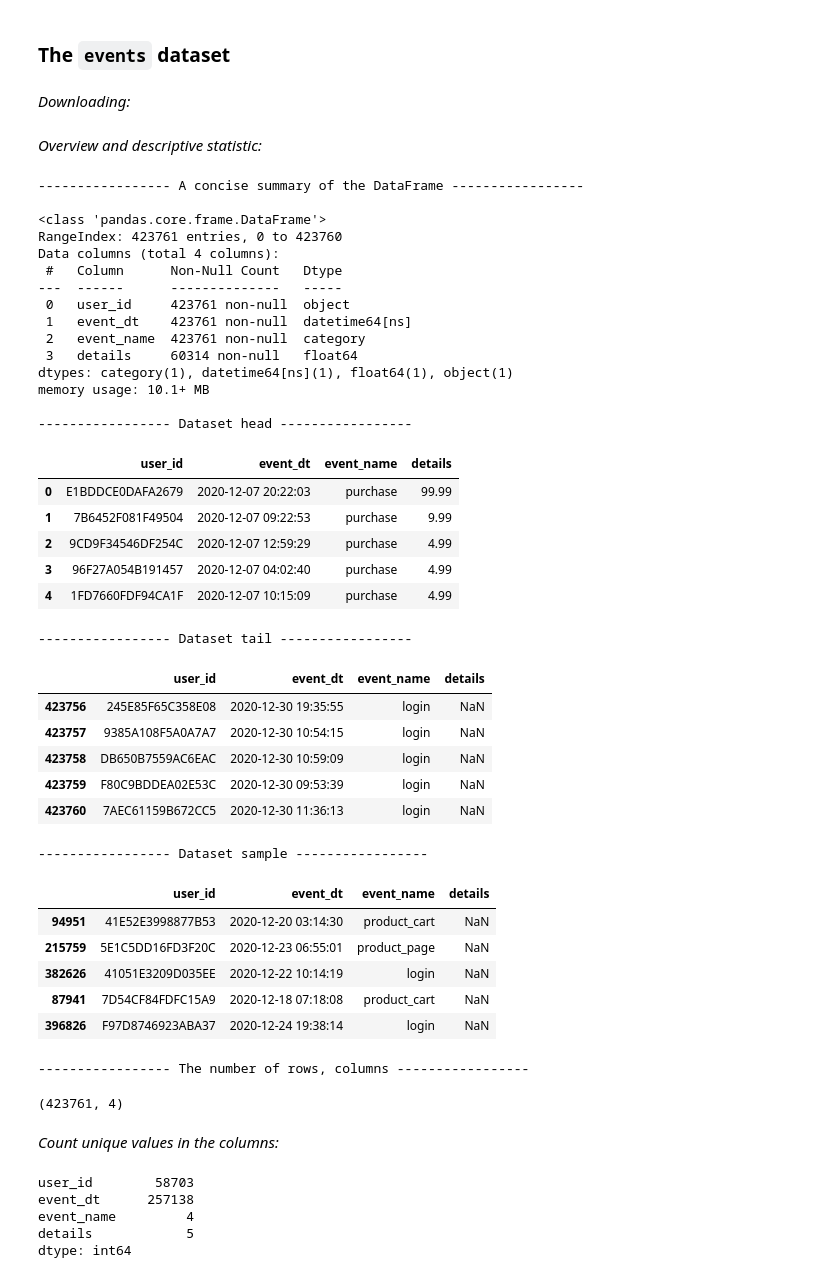
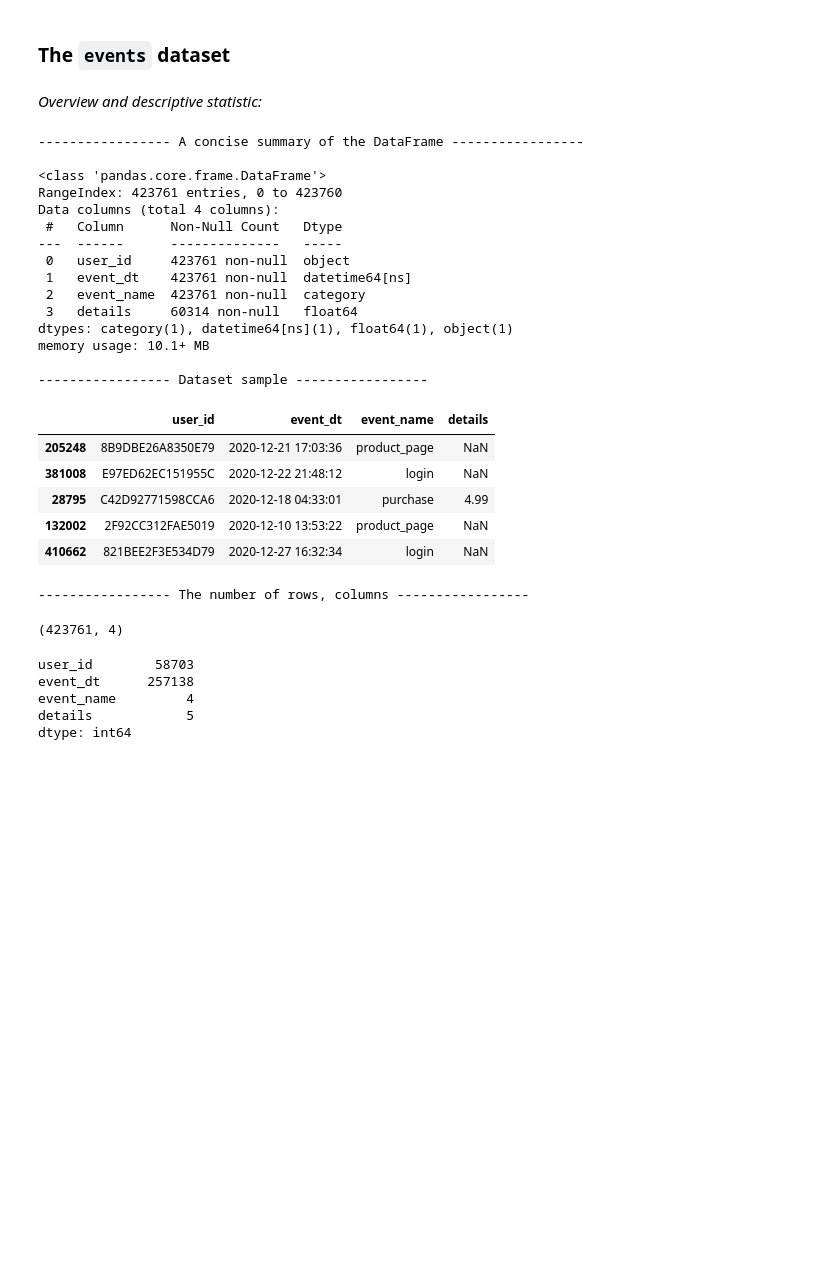
Before and after one commit to rajukan/gyan-all-ml-stats-topics, a Jupyter notebook: topics/ab_testing_online_store.ipynb, the cells around one changed output. Drawn from its saved outputs; the diff is of its cells as text; code cells hidden in the pictures; blank space fills up the shorter version.

```diff
--- a/topics/ab_testing_online_store.ipynb
+++ b/topics/ab_testing_online_store.ipynb
@@ -705,8 +647,6 @@ fig.show()
 * **According to the assignment, the estimated number of test participants must be at least 6000. We have 8963 users, which meets the conditions of testing.**
 # %% [markdown]
 ### The `events` dataset
-# %% [markdown]
-*Downloading:*
 # %%
 df_events = pd.read_csv(os.path.join(source_dir, events),
                         parse_dates=['event_dt'],
@@ -720,54 +660,34 @@ orig_df_events = df_events.copy()
 # %%
 print('\n----------------- A concise summary of the DataFrame -----------------\n')
 df_events.info()
-print('\n----------------- Dataset head -----------------')
-df_events.head()
-print('\n----------------- Dataset tail -----------------')
-df_events.tail()
 print('\n----------------- Dataset sample -----------------')
 df_events.sample(5)
 print('\n----------------- The number of rows, columns -----------------')
 df_events.shape
 # %% [output]
 ----------------- A concise summary of the DataFrame -----------------
 
 <class 'pandas.core.frame.DataFrame'>
 RangeIndex: 423761 entries, 0 to 423760
 Data columns (total 4 columns):
  #   Column      Non-Null Count   Dtype
 ---  ------      --------------   -----
  0   user_id     423761 non-null  object
  1   event_dt    423761 non-null  datetime64[ns]
  2   event_name  423761 non-null  category
  3   details     60314 non-null   float64
 dtypes: category(1), datetime64[ns](1), float64(1), object(1)
 memory usage: 10.1+ MB
 
------------------ Dataset head -----------------
+----------------- Dataset sample -----------------
 |  | user_id | event_dt | event_name | details |
-| 0 | E1BDDCE0DAFA2679 | 2020-12-07 20:22:03 | purchase | 99.99 |
-| 1 | 7B6452F081F49504 | 2020-12-07 09:22:53 | purchase | 9.99 |
-| 2 | 9CD9F34546DF254C | 2020-12-07 12:59:29 | purchase | 4.99 |
-| 3 | 96F27A054B191457 | 2020-12-07 04:02:40 | purchase | 4.99 |
-| 4 | 1FD7660FDF94CA1F | 2020-12-07 10:15:09 | purchase | 4.99 |
+| 205248 | 8B9DBE26A8350E79 | 2020-12-21 17:03:36 | product_page | NaN |
+| 381008 | E97ED62EC151955C | 2020-12-22 21:48:12 | login | NaN |
+| 28795 | C42D92771598CCA6 | 2020-12-18 04:33:01 | purchase | 4.99 |
+| 132002 | 2F92CC312FAE5019 | 2020-12-10 13:53:22 | product_page | NaN |
+| 410662 | 821BEE2F3E534D79 | 2020-12-27 16:32:34 | login | NaN |
------------------ Dataset tail -----------------
+----------------- The number of rows, columns -----------------
-|  | user_id | event_dt | event_name | details |
-| 423756 | 245E85F65C358E08 | 2020-12-30 19:35:55 | login | NaN |
-| 423757 | 9385A108F5A0A7A7 | 2020-12-30 10:54:15 | login | NaN |
-| 423758 | DB650B7559AC6EAC | 2020-12-30 10:59:09 | login | NaN |
-| 423759 | F80C9BDDEA02E53C | 2020-12-30 09:53:39 | login | NaN |
-| 423760 | 7AEC61159B672CC5 | 2020-12-30 11:36:13 | login | NaN |
------------------ Dataset sample -----------------
+(423761, 4)
-|  | user_id | event_dt | event_name | details |
-| 94951 | 41E52E3998877B53 | 2020-12-20 03:14:30 | product_cart | NaN |
-| 215759 | 5E1C5DD16FD3F20C | 2020-12-23 06:55:01 | product_page | NaN |
-| 382626 | 41051E3209D035EE | 2020-12-22 10:14:19 | login | NaN |
-| 87941 | 7D54CF84FDFC15A9 | 2020-12-18 07:18:08 | product_cart | NaN |
-| 396826 | F97D8746923ABA37 | 2020-12-24 19:38:14 | login | NaN |
------------------ The number of rows, columns -----------------
-(423761, 4)
-# %% [markdown]
-*Count unique values in the columns:*
 # %%
 df_events.apply(lambda x: len(x.unique()))
 # %% [output]
```
Also changed, not shown: parts of 24 cells of this notebook.
